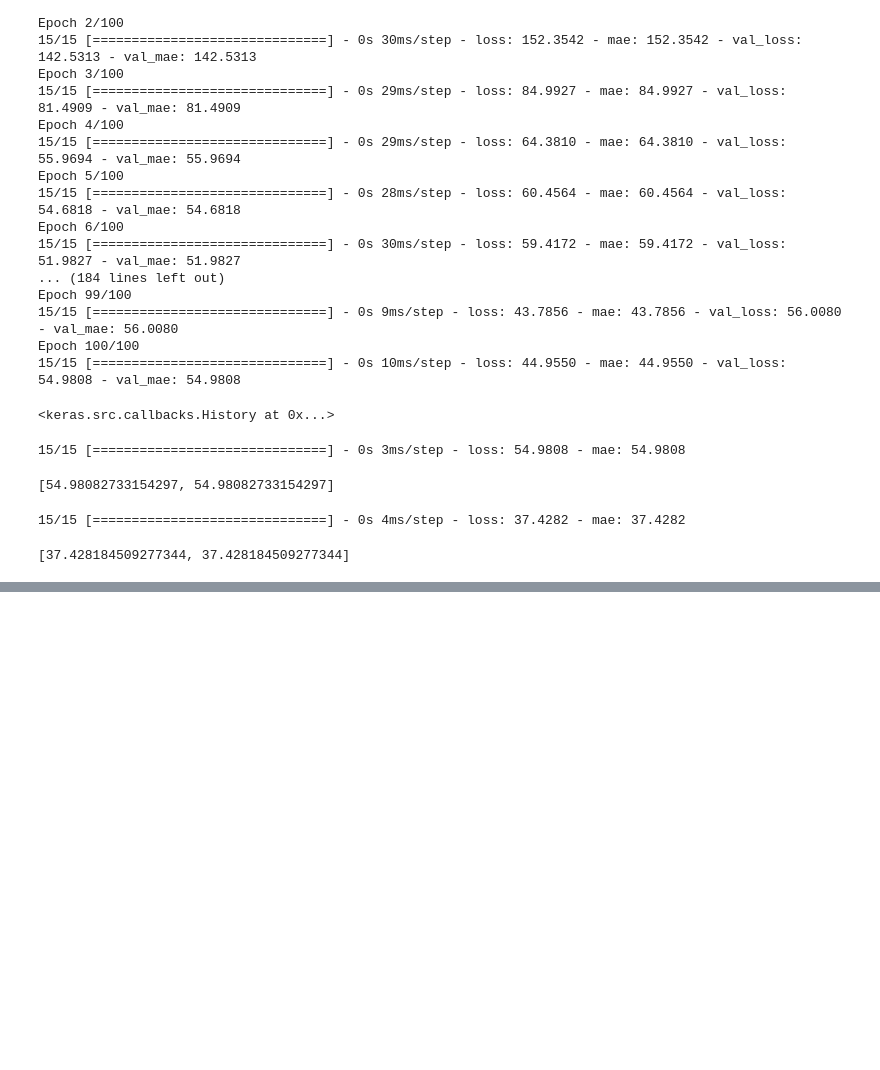
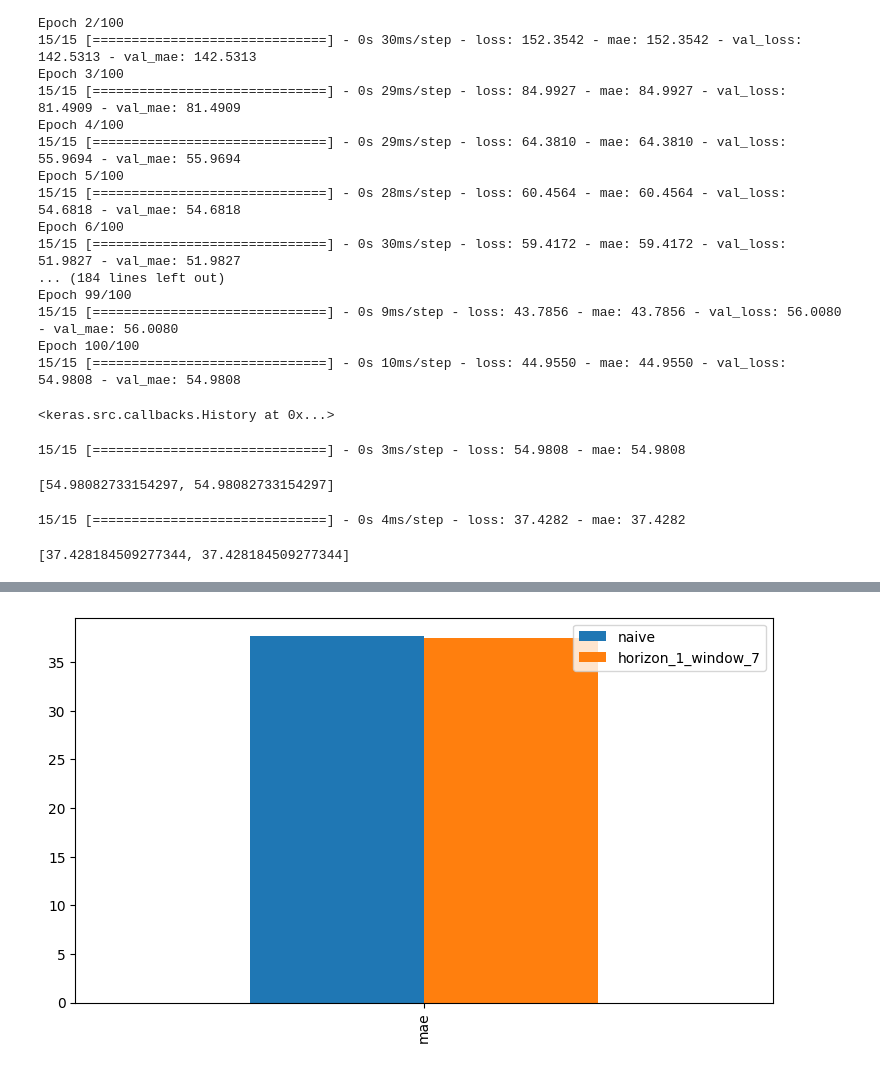
Before and after one commit to AyushSrivastava27/EthVision, a Jupyter notebook: EthVision.ipynb, the cells around one changed output, grey strips where cells are left out. Drawn from its saved outputs; the diff is of its cells as text; code cells hidden in the pictures; blank space fills up the shorter version.

```diff
--- a/EthVision.ipynb
+++ b/EthVision.ipynb
@@ -423,0 +456,5 @@ len(model_1_preds), model_1_preds[:10]
+# %%
+pd.DataFrame({"naive": naive_results["mae"],
+              "horizon_1_window_7": model_1_results["mae"]}, index=["mae"]).plot(figsize=(9, 5), kind="bar");
+# %% [output]
+[figure, added]
```
Also changed, not shown: parts of 4 cells of this notebook.
